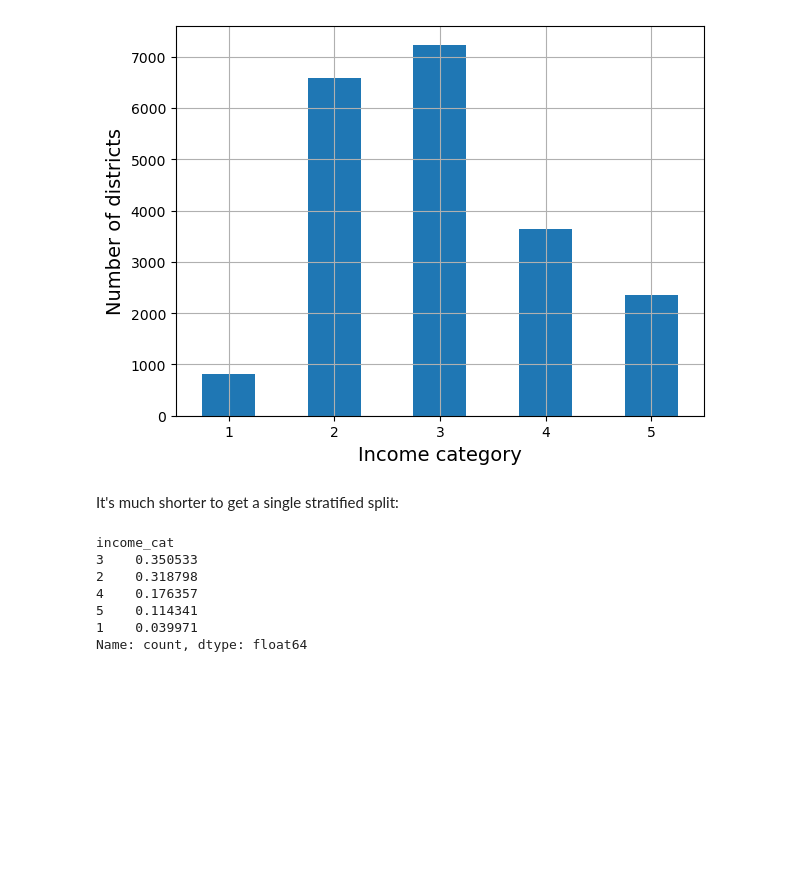
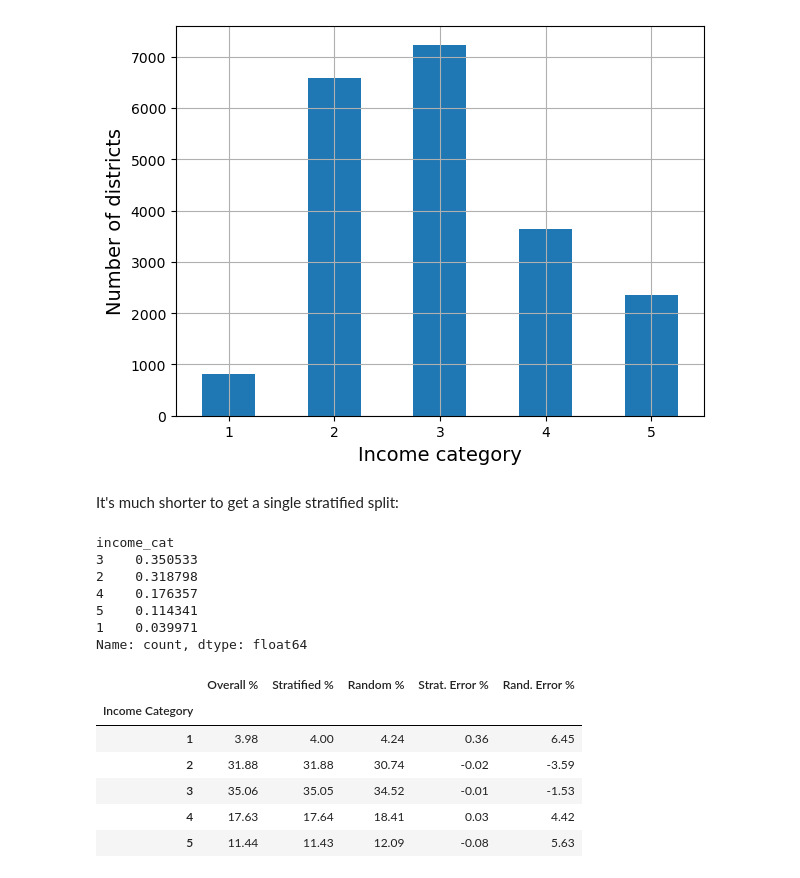
Before and after one commit to mfoyedele/handson-ml3, a Jupyter notebook: 02_end_to_end_machine_learning_project.ipynb, the cells around one changed output. Cells and saved outputs as stored; diff of their text form; code cells hidden in the pictures; blank space fills up the shorter version.

Commit message:
Created a table sampling bias comparison of stratified versus purely random sampling

```diff
--- a/02_end_to_end_machine_learning_project.ipynb
+++ b/02_end_to_end_machine_learning_project.ipynb
@@ -226,4 +226,29 @@ income_cat
 1    0.039971
 Name: count, dtype: float64
 # %%
-# extra code - co
+# extra code - computes the data for Figure 2-10
+
+def income_cat_proportions(data):
+    return data["income_cat"].value_counts() / len(data)
+
+train_set, test_set = train_test_split(housing, test_size=0.2, random_state=42)
+
+compare_props = pd.DataFrame({
+    "Overall %": income_cat_proportions(housing),
+    "Stratified %": income_cat_proportions(strat_test_set),
+    "Random %": income_cat_proportions(test_set),
+}).sort_index()
+compare_props.index.name = "Income Category"
+compare_props["Strat. Error %"] = (compare_props["Stratified %"] /
+                                   compare_props["Overall %"] - 1)
+compare_props["Rand. Error %"] = (compare_props["Random %"] /
+                                  compare_props["Overall %"] - 1)
+(compare_props * 100).round(2)
+# %% [output]
+|  | Overall % | Stratified % | Random % | Strat. Error % | Rand. Error % |
+| Income Category |  |  |  |  |  |
+| 1 | 3.98 | 4.00 | 4.24 | 0.36 | 6.45 |
+| 2 | 31.88 | 31.88 | 30.74 | -0.02 | -3.59 |
+| 3 | 35.06 | 35.05 | 34.52 | -0.01 | -1.53 |
+| 4 | 17.63 | 17.64 | 18.41 | 0.03 | 4.42 |
+| 5 | 11.44 | 11.43 | 12.09 | -0.08 | 5.63 |
```
